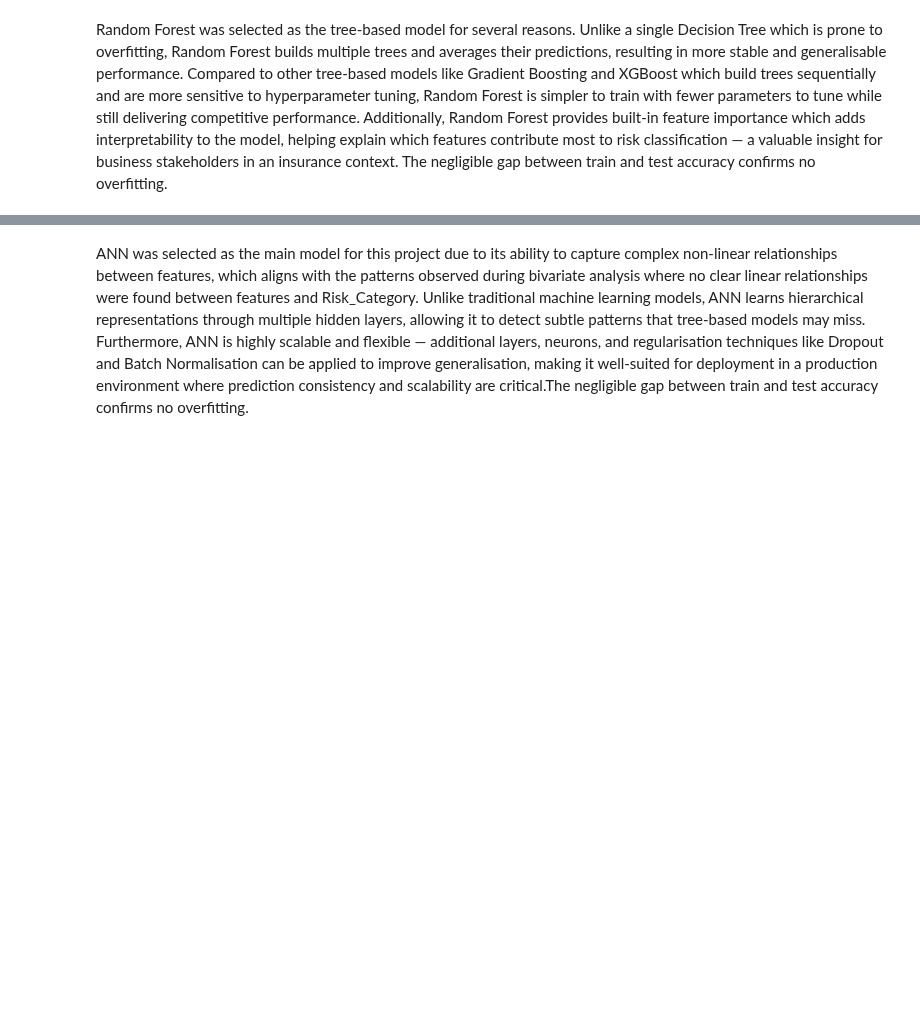
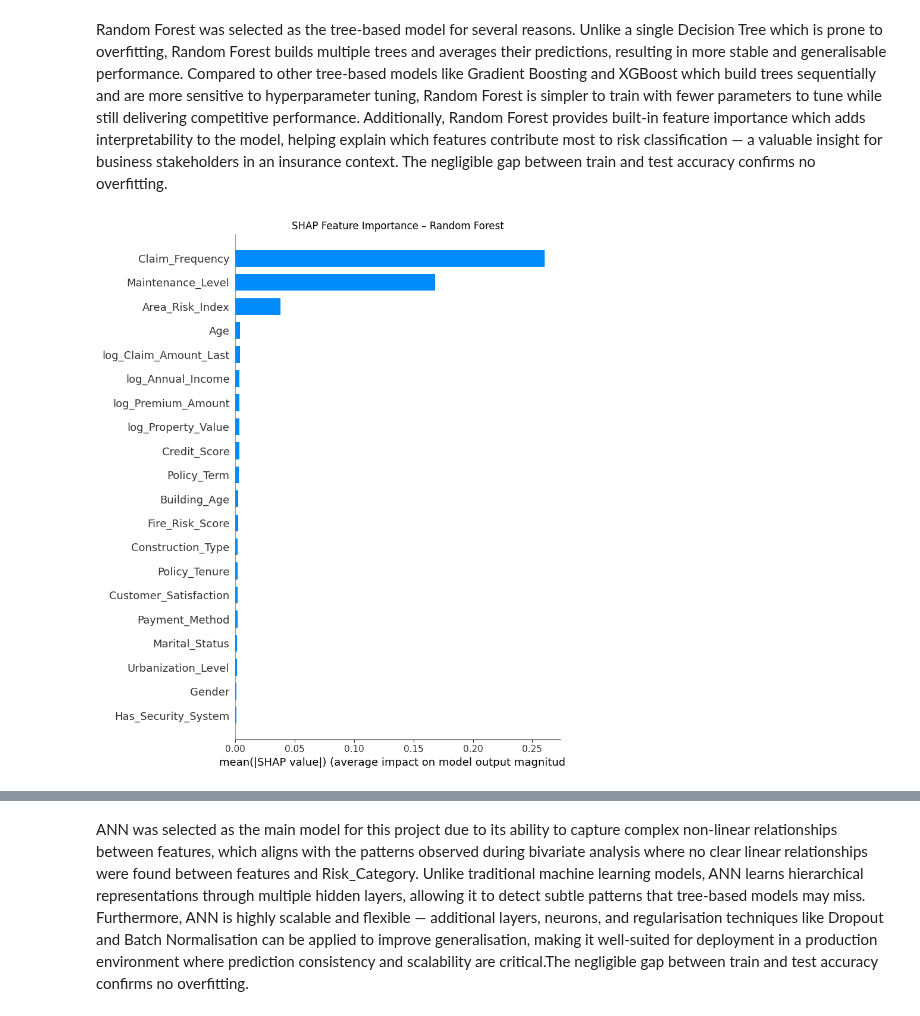
Before and after one commit to wwwlqh/insurance-risk-modeling, a Jupyter notebook: notebook.ipynb, the cells around one changed output, grey strips where cells are left out. Saved outputs shown, nothing was run; the diff lists cells and outputs as text; code cells hidden in the pictures; blank space fills up the shorter version.

```diff
--- a/notebook.ipynb
+++ b/notebook.ipynb
@@ -445,3 +457,20 @@ Random Forest Train: 0.9792
 Random Forest Test:  0.9730
 # %% [markdown]
 Random Forest was selected as the tree-based model for several reasons. Unlike a single Decision Tree which is prone to overfitting, Random Forest builds multiple trees and averages their predictions, resulting in more stable and generalisable performance. Compared to other tree-based models like Gradient Boosting and XGBoost which build trees sequentially and are more sensitive to hyperparameter tuning, Random Forest is simpler to train with fewer parameters to tune while still delivering competitive performance. Additionally, Random Forest provides built-in feature importance which adds interpretability to the model, helping explain which features contribute most to risk classification — a valuable insight for business stakeholders in an insurance context. The negligible gap between train and test accuracy confirms no overfitting.
+# %%
+# SHAP – Random Forest (TreeExplainer)
+explainer_rf = shap.TreeExplainer(rf)
+shap_values_rf = explainer_rf.shap_values(X_test[:200], check_additivity=False)
+# shap_values_rf can be a list [class0, class1] or ndarray (n_samples, n_features, n_classes)
+if isinstance(shap_values_rf, list):
+    vals_rf = shap_values_rf[1]            # list format → take class 1
+elif shap_values_rf.ndim == 3:
+    vals_rf = shap_values_rf[:, :, 1]     # 3D ndarray → slice class 1
+else:
+    vals_rf = shap_values_rf
+shap.summary_plot(vals_rf, X_test[:200], plot_type='bar', show=False)
+plt.title('SHAP Feature Importance – Random Forest')
+plt.tight_layout()
+plt.show()
+# %% [output]
+[figure, added]
```
Also changed, not shown: parts of 28 cells of this notebook.
